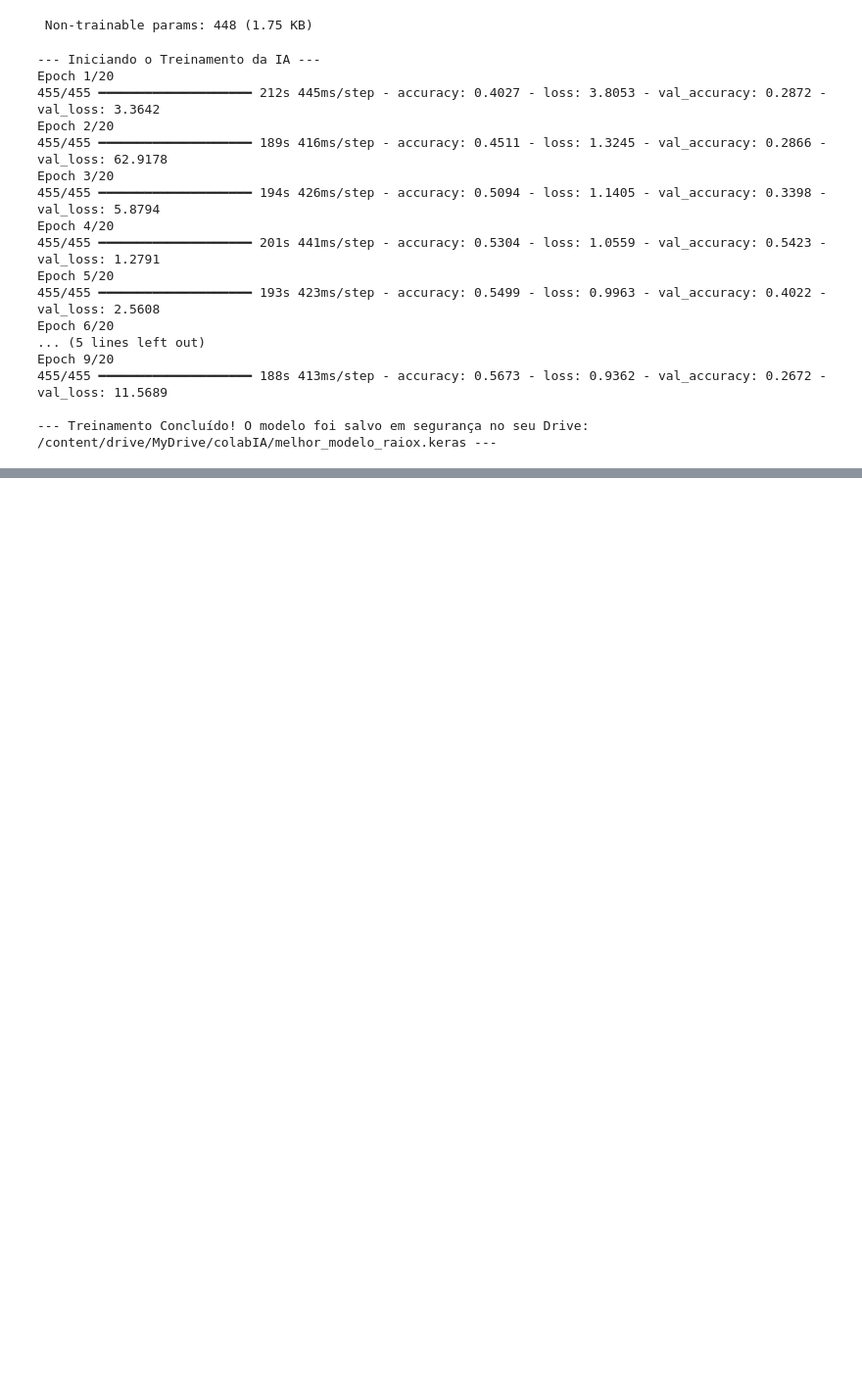
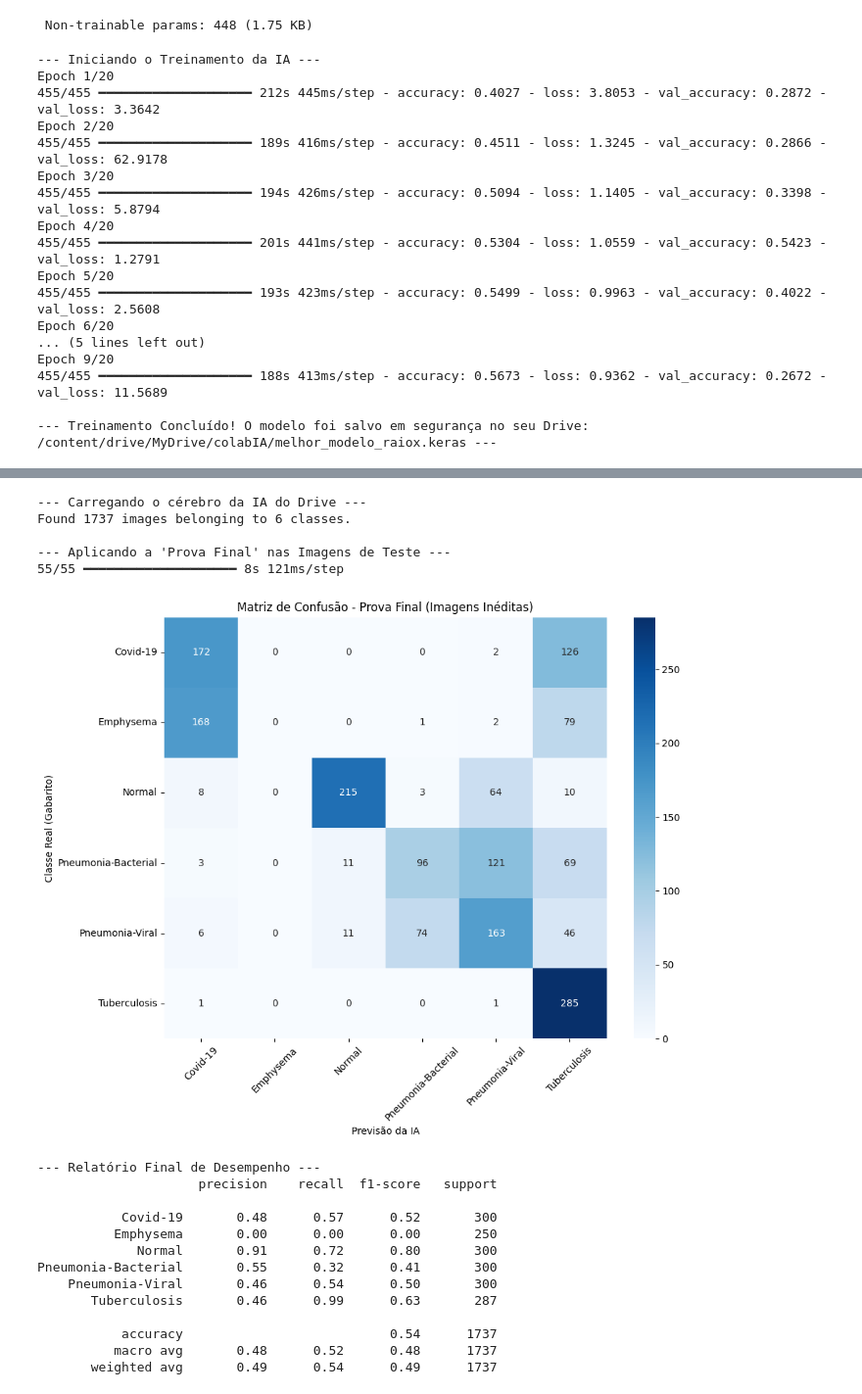
Before and after one commit to diabetico2/trabalho-final-IA, a Jupyter notebook: Trabalho IA.ipynb, the cells around one changed output, grey strips where cells are left out. Shown at 98% size. Drawn from its saved outputs; the diff is of its cells as text; code cells hidden in the pictures; blank space fills up the shorter version.

```diff
--- a/Trabalho IA.ipynb
+++ b/Trabalho IA.ipynb
@@ -188,0 +220,77 @@ Epoch 9/20
+# %%
+import os
+import numpy as np
+import seaborn as sns
+import matplotlib.pyplot as plt
+from sklearn.metrics import confusion_matrix, classification_report
+from tensorflow.keras.models import load_model
+from tensorflow.keras.preprocessing.image import ImageDataGenerator
+
+# 1. Carregar o melhor modelo salvo no seu Drive
+caminho_modelo = '/content/drive/MyDrive/colabIA/melhor_modelo_raiox.keras'
+print("--- Carregando o cérebro da IA do Drive ---")
+modelo_salvo = load_model(caminho_modelo)
+
+# Encontrar a pasta de teste
+caminho_base = 'dataset'
+dataset_path = None
+for root, dirs, files in os.walk(caminho_base):
+    if 'test' in dirs:
+        dataset_path = root
+        break
+
+test_dir = os.path.join(dataset_path, 'test')
+
+# 2. Preparar as imagens de Teste
+# MUITO IMPORTANTE: shuffle=False para que a IA não embaralhe a ordem e a gente possa corrigir a prova direito
+test_datagen = ImageDataGenerator(rescale=1./255)
+test_generator = test_datagen.flow_from_directory(
+    test_dir,
+    target_size=(224, 224),
+    batch_size=32,
+    class_mode='categorical',
+    shuffle=False
+)
+
+print("\n--- Aplicando a 'Prova Final' nas Imagens de Teste ---")
+# 3. Fazer as previsões
+previsoes = modelo_salvo.predict(test_generator)
+previsoes_classes = np.argmax(previsoes, axis=1) # Pega a doença com maior probabilidade
+classes_reais = test_generator.classes           # O gabarito correto
+nomes_classes = list(test_generator.class_indices.keys())
+
+# 4. Gerar e plotar a Matriz de Confusão
+cm = confusion_matrix(classes_reais, previsoes_classes)
+
+plt.figure(figsize=(10, 8))
+sns.heatmap(cm, annot=True, fmt='d', cmap='Blues', xticklabels=nomes_classes, yticklabels=nomes_classes)
+plt.title('Matriz de Confusão - Prova Final (Imagens Inéditas)')
+plt.ylabel('Classe Real (Gabarito)')
+plt.xlabel('Previsão da IA')
+plt.xticks(rotation=45)
+plt.tight_layout()
+plt.show()
+
+# 5. Relatório de Classificação
+print("\n--- Relatório Final de Desempenho ---")
+print(classification_report(classes_reais, previsoes_classes, target_names=nomes_classes))
+# %% [output]
+--- Carregando o cérebro da IA do Drive ---
+Found 1737 images belonging to 6 classes.
+
+--- Aplicando a 'Prova Final' nas Imagens de Teste ---
+55/55 ━━━━━━━━━━━━━━━━━━━━ 8s 121ms/step
+[figure, added]
+--- Relatório Final de Desempenho ---
+                     precision    recall  f1-score   support
+
+           Covid-19       0.48      0.57      0.52       300
+          Emphysema       0.00      0.00      0.00       250
+             Normal       0.91      0.72      0.80       300
+Pneumonia-Bacterial       0.55      0.32      0.41       300
+    Pneumonia-Viral       0.46      0.54      0.50       300
+       Tuberculosis       0.46      0.99      0.63       287
+
+           accuracy                           0.54      1737
+          macro avg       0.48      0.52      0.48      1737
+       weighted avg       0.49      0.54      0.49      1737
```
Also changed, not shown: parts of 1 cell of this notebook.
